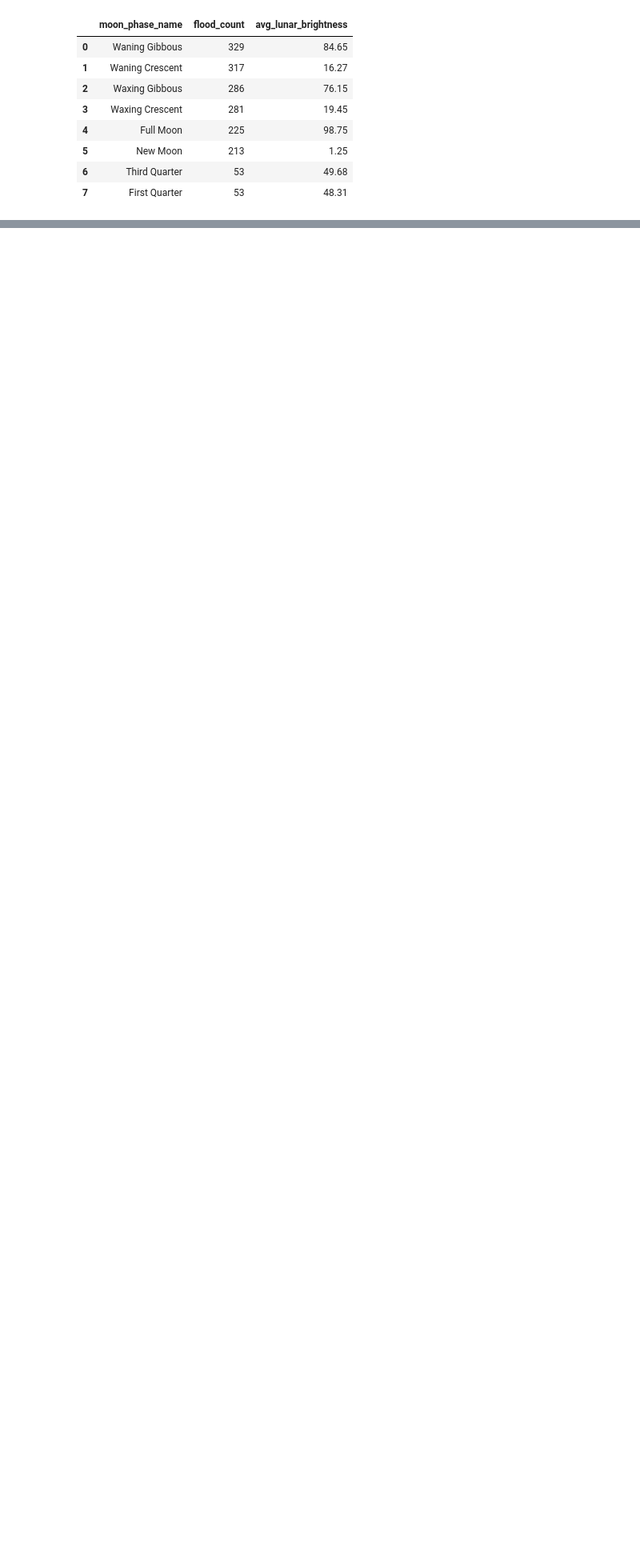
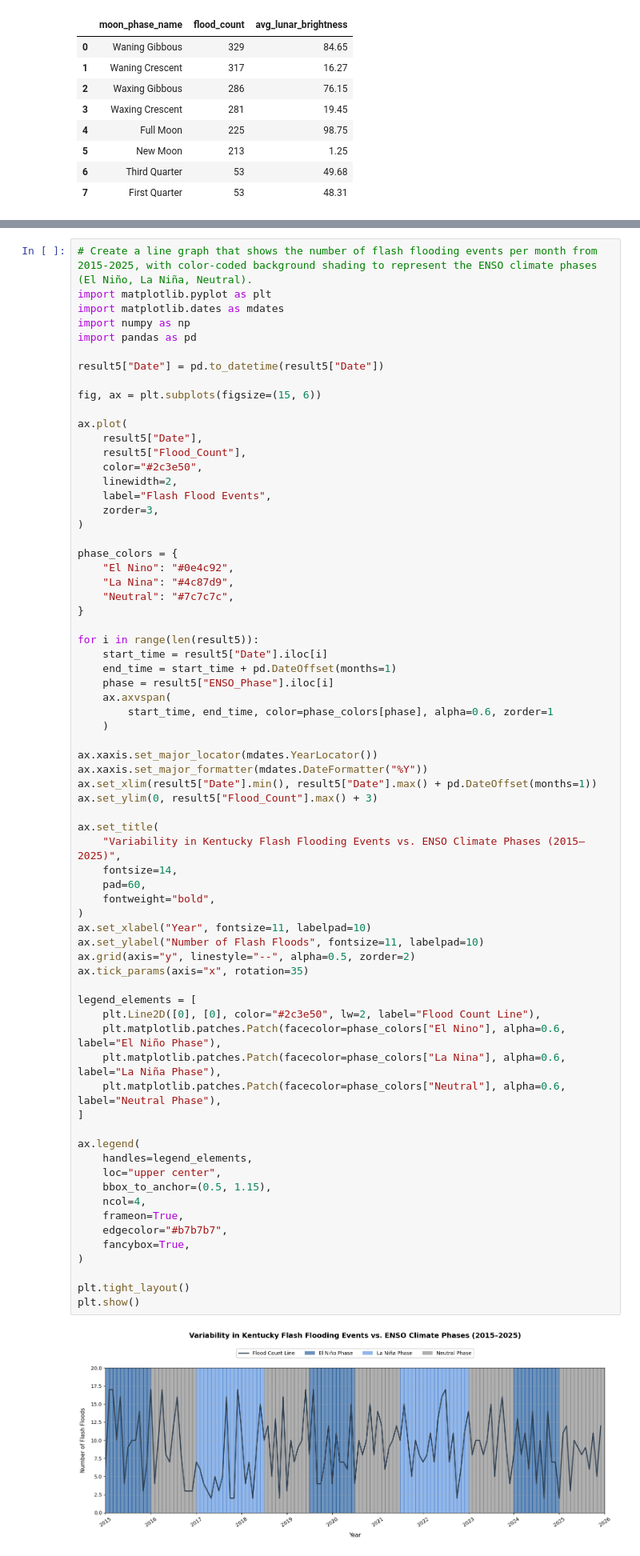
Before and after one commit to ashleyadehart/flash_floods_ky_2015_2025, a Jupyter notebook: notebooks/flash_floods_ky_2015_2025.ipynb, the cells around one changed output, grey strips where cells are left out. Shown at 80% size. Drawn from its saved outputs; the diff is of its cells as text; blank space fills up the shorter version.

```diff
--- a/notebooks/flash_floods_ky_2015_2025.ipynb
+++ b/notebooks/flash_floods_ky_2015_2025.ipynb
@@ -1145 +1085,72 @@ plt.show()
+# %%
+# Create a line graph that shows the number of flash flooding events per month from 2015-2025, with color-coded background shading to represent the ENSO climate phases (El Niño, La Niña, Neutral).
+import matplotlib.pyplot as plt
+import matplotlib.dates as mdates
+import numpy as np
+import pandas as pd
+
+result5["Date"] = pd.to_datetime(result5["Date"])
+
+fig, ax = plt.subplots(figsize=(15, 6))
+
+ax.plot(
+    result5["Date"],
+    result5["Flood_Count"],
+    color="#2c3e50",
+    linewidth=2,
+    label="Flash Flood Events",
+    zorder=3,
+)
+
+phase_colors = {
+    "El Nino": "#0e4c92",
+    "La Nina": "#4c87d9",
+    "Neutral": "#7c7c7c",
+}
+
+for i in range(len(result5)):
+    start_time = result5["Date"].iloc[i]
+    end_time = start_time + pd.DateOffset(months=1)
+    phase = result5["ENSO_Phase"].iloc[i]
+    ax.axvspan(
+        start_time, end_time, color=phase_colors[phase], alpha=0.6, zorder=1
+    )
+
+ax.xaxis.set_major_locator(mdates.YearLocator())
+ax.xaxis.set_major_formatter(mdates.DateFormatter("%Y"))
+ax.set_xlim(result5["Date"].min(), result5["Date"].max() + pd.DateOffset(months=1))
+ax.set_ylim(0, result5["Flood_Count"].max() + 3)
+
+ax.set_title(
+    "Variability in Kentucky Flash Flooding Events vs. ENSO Climate Phases (2015–2025)",
+    fontsize=14,
+    pad=60,
+    fontweight="bold",
+)
+ax.set_xlabel("Year", fontsize=11, labelpad=10)
+ax.set_ylabel("Number of Flash Floods", fontsize=11, labelpad=10)
+ax.grid(axis="y", linestyle="--", alpha=0.5, zorder=2)
+ax.tick_params(axis="x", rotation=35)
+
+legend_elements = [
+    plt.Line2D([0], [0], color="#2c3e50", lw=2, label="Flood Count Line"),
+    plt.matplotlib.patches.Patch(facecolor=phase_colors["El Nino"], alpha=0.6, label="El Niño Phase"),
+    plt.matplotlib.patches.Patch(facecolor=phase_colors["La Nina"], alpha=0.6, label="La Niña Phase"),
+    plt.matplotlib.patches.Patch(facecolor=phase_colors["Neutral"], alpha=0.6, label="Neutral Phase"),
+]
+
+ax.legend(
+    handles=legend_elements,
+    loc="upper center",
+    bbox_to_anchor=(0.5, 1.15),
+    ncol=4,
+    frameon=True,
+    edgecolor="#b7b7b7",
+    fancybox=True,
+)
+
+plt.tight_layout()
+plt.show()
+# %% [output]
+[figure, added]
 # %%
```
Also changed, not shown: parts of 9 cells of this notebook, 1 other file.
